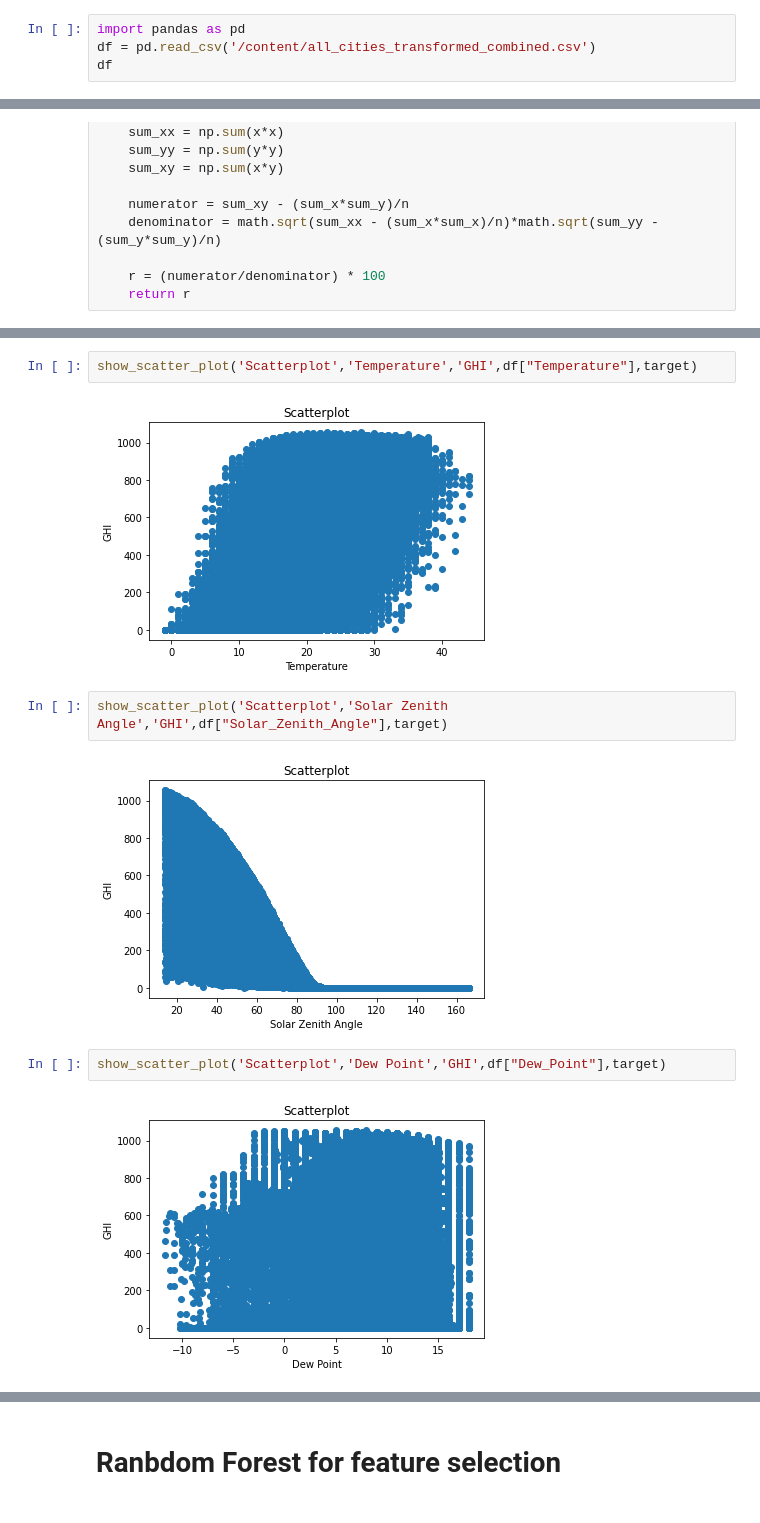
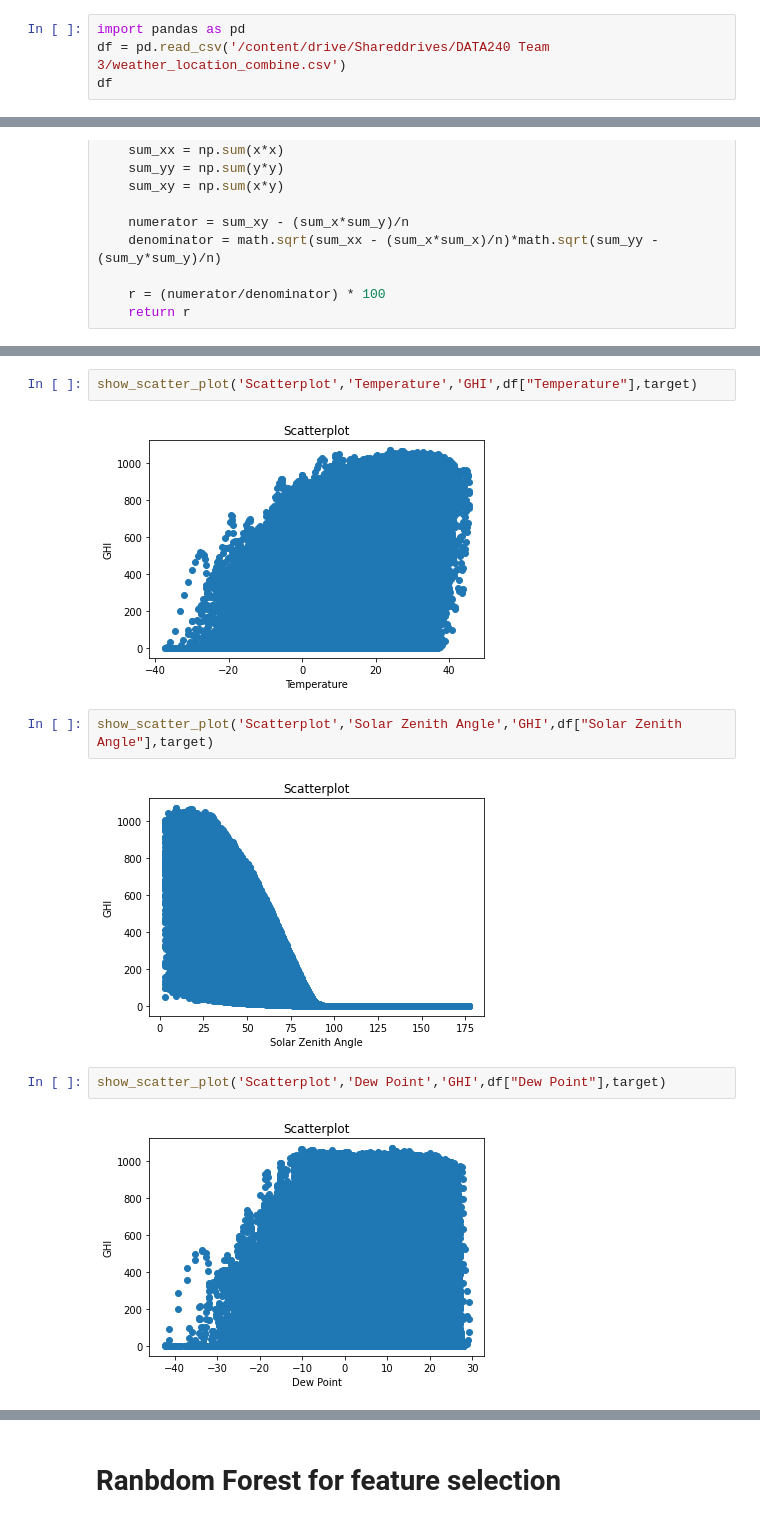
Before and after one commit to snvssk/data298A, a Jupyter notebook: SolarEnergy/WeatherData_EDA.ipynb, the cells around one changed output, grey strips where cells are left out. Drawn from its saved outputs; the diff is of its cells as text.

```diff
--- a/SolarEnergy/WeatherData_EDA.ipynb
+++ b/SolarEnergy/WeatherData_EDA.ipynb
@@ -5,5 +10,5 @@
 # %%
 import pandas as pd
-df = pd.read_csv('/content/all_cities_transformed_combined.csv')
+df = pd.read_csv('/content/drive/Shareddrives/DATA240 Team 3/weather_location_combine.csv')
 df
 # %% [output]
@@ -181,13 +175,13 @@ Correlation between GHI and Pressure R2 = -3.829
 # %%
 show_scatter_plot('Scatterplot','Temperature','GHI',df["Temperature"],target)
 # %% [output]
-[figure, old version]
+[figure, new version]
 # %%
-show_scatter_plot('Scatterplot','Solar Zenith Angle','GHI',df["Solar_Zenith_Angle"],target)
+show_scatter_plot('Scatterplot','Solar Zenith Angle','GHI',df["Solar Zenith Angle"],target)
 # %% [output]
-[figure, old version]
+[figure, new version]
 # %%
-show_scatter_plot('Scatterplot','Dew Point','GHI',df["Dew_Point"],target)
+show_scatter_plot('Scatterplot','Dew Point','GHI',df["Dew Point"],target)
 # %% [output]
-[figure, old version]
+[figure, new version]
 # %%
```
Also changed, not shown: parts of 45 cells of this notebook.
